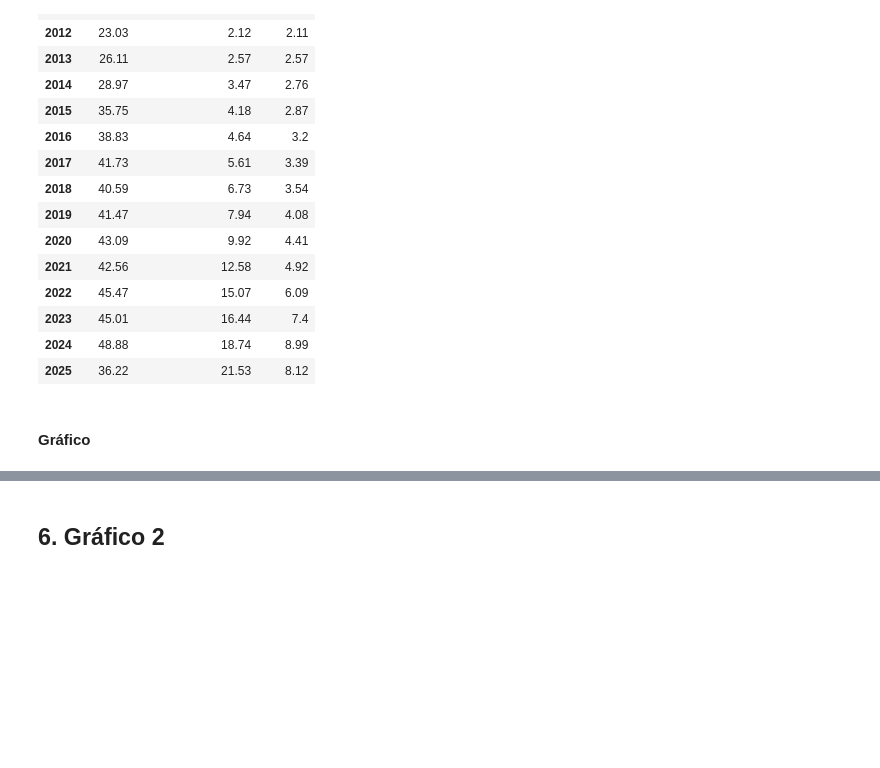
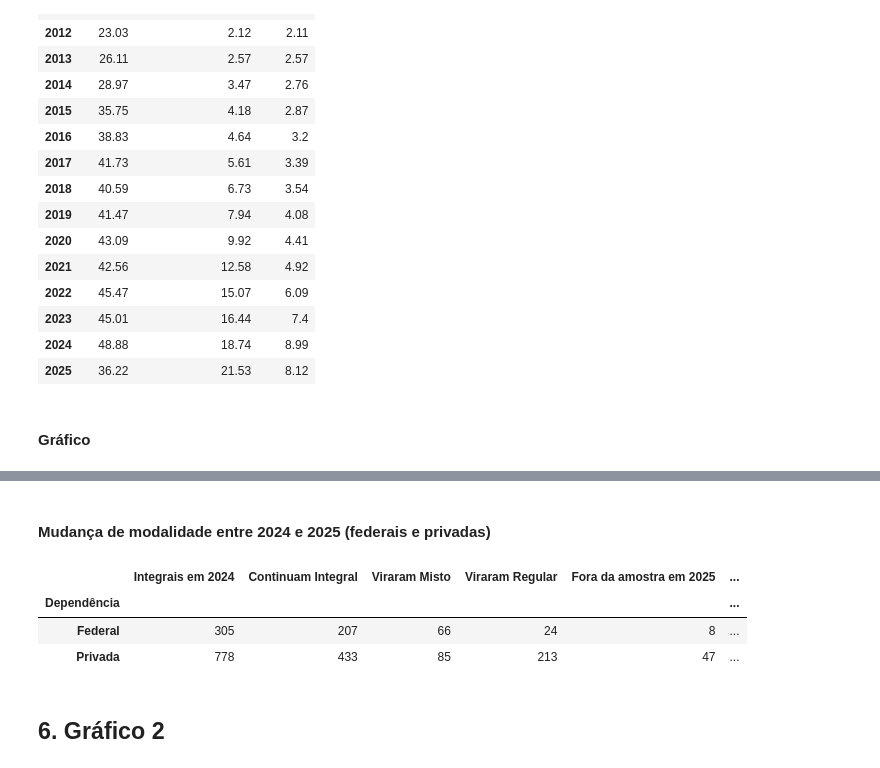
Before and after one commit to ry4n-felinto/english2_poster_references, a Jupyter notebook: graficos_poster_final.ipynb, the cells around one changed output, grey strips where cells are left out. Drawn from its saved outputs; the diff is of its cells as text; code cells hidden in the pictures; blank space fills up the shorter version.

```diff
--- a/graficos_poster_final.ipynb
+++ b/graficos_poster_final.ipynb
@@ -1413,3 +1375,32 @@ Salvo: figuras_finais/g1_expansao_nacional_quantidade_escolas.png / .svg
+# %% [markdown]
+#### Mudança de modalidade entre 2024 e 2025 (federais e privadas)
+# %%
+# Integrais de 2024: em que modalidade aparecem em 2025? (Federal e Privada)
+linhas_reclass = []
+for dep in ["Federal", "Privada"]:
+    a = df_analise[(df_analise["DEP"] == dep) & (df_analise["ANO"] == 2024)].set_index("CO_ESCOLA")
+    b = df_analise[(df_analise["DEP"] == dep) & (df_analise["ANO"] == 2025)].set_index("CO_ESCOLA")
+    integrais_2024 = a.index[a["ENS_PRED_EM"] == "Integral"]
+    destino = b["ENS_PRED_EM"].reindex(integrais_2024).fillna("Fora da amostra em 2025")
+    contagem = destino.value_counts()
+    linhas_reclass.append({
+        "Dependência": dep,
+        "Integrais em 2024": len(integrais_2024),
+        "Continuam Integral": int(contagem.get("Integral", 0)),
+        "Viraram Misto": int(contagem.get("Misto", 0)),
+        "Viraram Regular": int(contagem.get("Regular", 0)),
+        "Fora da amostra em 2025": int(contagem.get("Fora da amostra em 2025", 0)),
+        "Integrais em 2025": int((b["ENS_PRED_EM"] == "Integral").sum()),
+    })
+
+tab_reclass = pd.DataFrame(linhas_reclass).set_index("Dependência")
+tab_reclass.to_csv(PASTA_SAIDA / "tab1_reclassification_2024_2025.csv", encoding="utf-8-sig")
+display(tab_reclass)
+# %% [output]
+|  | Integrais em 2024 | Continuam Integral | Viraram Misto | Viraram Regular | Fora da amostra em 2025 | ... |
+| Dependência |  |  |  |  |  | ... |
+| Federal | 305 | 207 | 66 | 24 | 8 | ... |
+| Privada | 778 | 433 | 85 | 213 | 47 | ... |
 # %% [markdown]
 ## 6. Gráfico 2
 # %% [markdown]
```
Also changed, not shown: parts of 26 cells of this notebook, 25 other files.
